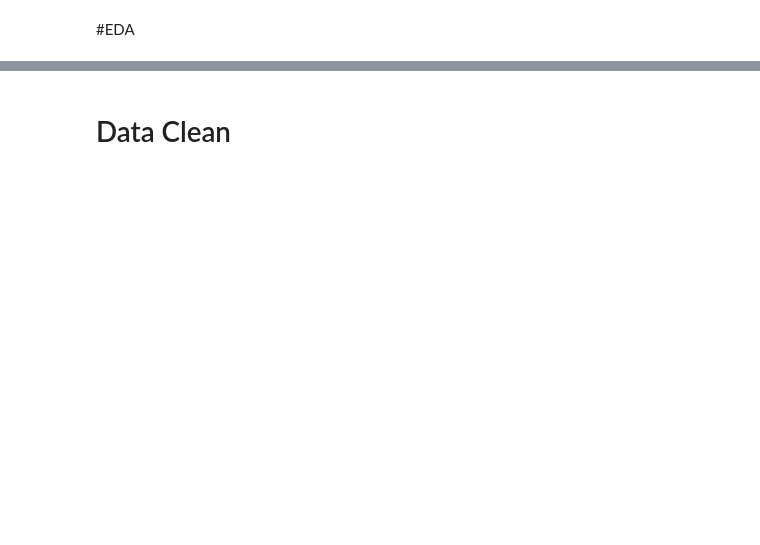
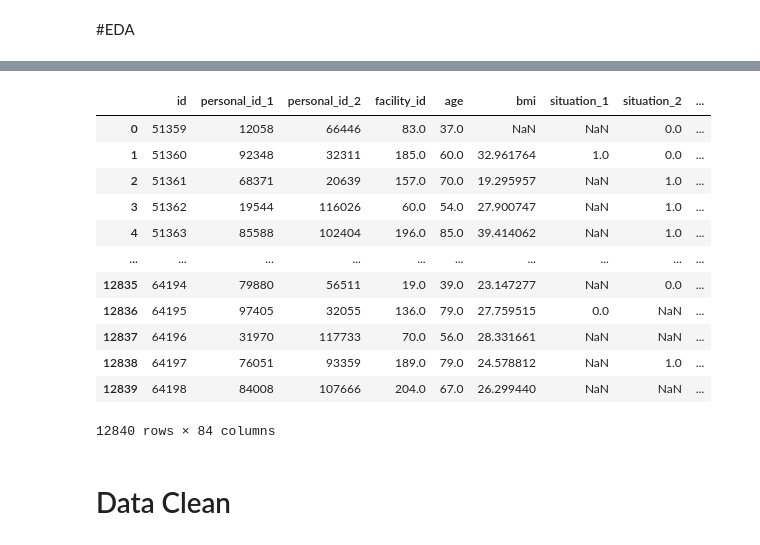
Before and after one commit to kunai-3txk/Prediction-of-seriously-ill-patients, a Jupyter notebook: BaseLine.ipynb, the cells around one changed output, grey strips where cells are left out. Saved outputs shown, nothing was run; the diff lists cells and outputs as text; code cells hidden in the pictures; blank space fills up the shorter version.

```diff
--- a/BaseLine.ipynb
+++ b/BaseLine.ipynb
@@ -123,0 +162,32 @@ train[['x5','target_label']].describe()
+# %%
+
+stats_train = pd.concat([stats(train.iloc[:, 0:50]) ,stats(train.iloc[:, 50:100])],axis=0)
+stats_test = pd.concat([stats(test.iloc[:, 0:50]) ,stats(test.iloc[:, 50:100])],axis=0)
+
+# te の候補探し
+stats_train[(stats_train['nunique'] <= 100) & (stats_train['nunique'] >= 10)]
+
+
+
+train[['glasgow_coma_scale_1','glasgow_coma_scale_2','glasgow_coma_scale_3','glasgow_coma_scale_4']].describe()
+
+train_eda = train.copy()
+test_eda = test.copy()
+# https://ja.wikipedia.org/wiki/Glasgow_Coma_Scale
+train_eda['glasgow_coma_scale_sum'] = train['glasgow_coma_scale_1']+train['glasgow_coma_scale_2']+train['glasgow_coma_scale_3']+train['glasgow_coma_scale_4']
+
+df_temp = train_eda[['glasgow_coma_scale_sum','target_label']]
+#df_temp = train_eda[['glasgow_coma_scale_3','target_label']]
+df_temp_t0 = df_temp[df_temp['target_label']==0]
+df_temp_t0 = df_temp_t0.dropna()
+df_temp_t1 = df_temp[df_temp['target_label']==1]
+df_temp_t1 = df_temp_t1.dropna()
+
+#t検定
+from scipy import stats
+t, p = stats.ttest_ind(df_temp_t0['glasgow_coma_scale_sum'], df_temp_t1['glasgow_coma_scale_sum'],equal_var=False)
+print('p:', p)
+if p < 0.05:
+  print('p < 0.05')
+
+train_eda[train_eda['glasgow_coma_scale_3']==1]
@@ -124,2 +212,22 @@ train[['x5','target_label']].describe()
+# %%
+df_tmp = train_eda[['x5','target_label']]
+df_tmp.groupby('x5').mean().sort_values('target_label')
+
+df_tmp = train_eda[['x6','target_label']]
+df_tmp.groupby('x6').mean().sort_values('target_label')
+# %% [output]
+|  | id | personal_id_1 | personal_id_2 | facility_id | age | bmi | situation_1 | situation_2 | ... |
+| 0 | 51359 | 12058 | 66446 | 83.0 | 37.0 | NaN | NaN | 0.0 | ... |
+| 1 | 51360 | 92348 | 32311 | 185.0 | 60.0 | 32.961764 | 1.0 | 0.0 | ... |
+| 2 | 51361 | 68371 | 20639 | 157.0 | 70.0 | 19.295957 | NaN | 1.0 | ... |
+| 3 | 51362 | 19544 | 116026 | 60.0 | 54.0 | 27.900747 | NaN | 1.0 | ... |
+| 4 | 51363 | 85588 | 102404 | 196.0 | 85.0 | 39.414062 | NaN | 1.0 | ... |
+| ... | ... | ... | ... | ... | ... | ... | ... | ... | ... |
+| 12835 | 64194 | 79880 | 56511 | 19.0 | 39.0 | 23.147277 | NaN | 0.0 | ... |
+| 12836 | 64195 | 97405 | 32055 | 136.0 | 79.0 | 27.759515 | 0.0 | NaN | ... |
+| 12837 | 64196 | 31970 | 117733 | 70.0 | 56.0 | 28.331661 | NaN | NaN | ... |
+| 12838 | 64197 | 76051 | 93359 | 189.0 | 79.0 | 24.578812 | NaN | 1.0 | ... |
+| 12839 | 64198 | 84008 | 107666 | 204.0 | 67.0 | 26.299440 | NaN | NaN | ... |
+12840 rows × 84 columns
 # %% [markdown]
 # Data Clean
```
Also changed, not shown: parts of 26 cells of this notebook.
